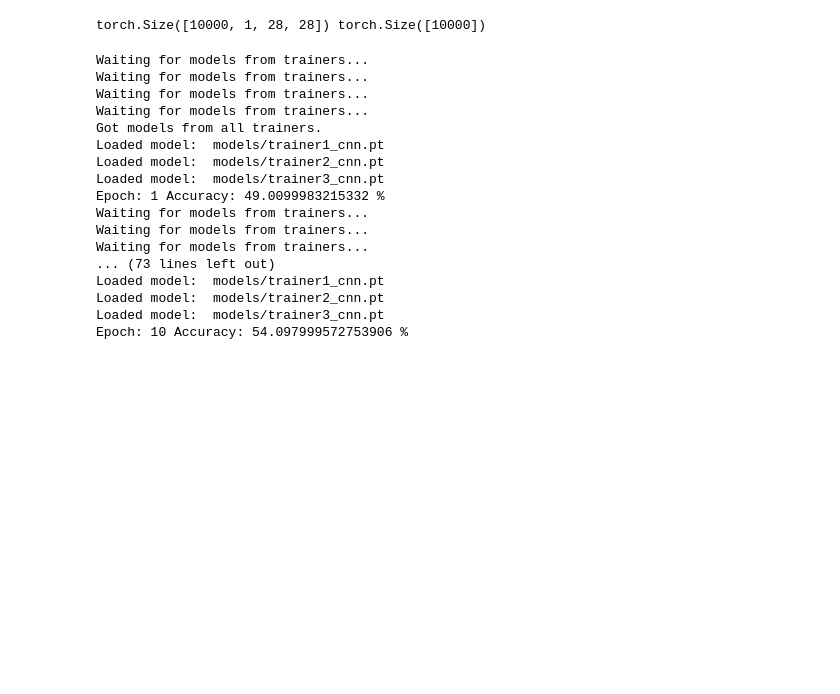
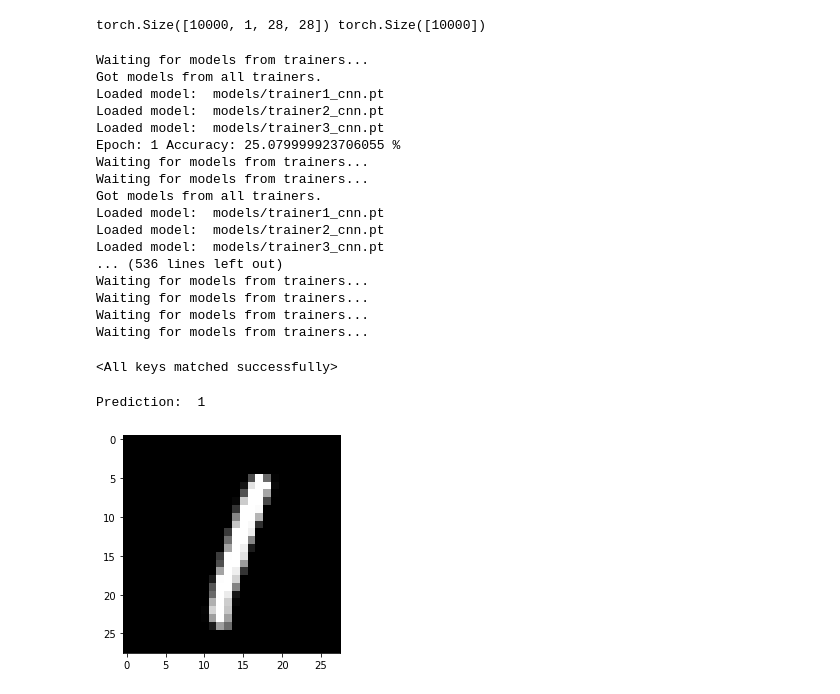
Before and after one commit to dkumares/w251-final-project, a Jupyter notebook: trial/coordinator.ipynb, the cells around one changed output. Cells and saved outputs as stored; diff of their text form; code cells hidden in the pictures; blank space fills up the shorter version.

Commit message:
Trained model

```diff
--- a/trial/coordinator.ipynb
+++ b/trial/coordinator.ipynb
@@ -65,10 +65,9 @@ accuracy_list = []
 
 total = 0
 correct = 0
-num_epochs = 2
+num_epochs = 100
 
 max_time_to_wait = 600 #seconds
-
 
 for epoch in range(num_epochs):
 
@@ -82,7 +81,7 @@ for epoch in range(num_epochs):
                 timeout = True
                 break
 
-            if wait_counter % 30 == 0:
+            if wait_counter % 60 == 0:
                 print('Waiting for models from trainers...')
 
             time.sleep(1)
@@ -125,9 +124,10 @@ for epoch in range(num_epochs):
     print('Epoch: {} Accuracy: {} %'.format(epoch+1, accuracy))
 
     # Write averaged global model for trainers to train again
-    for i in range(1, num_trainers + 1):
-        torch.save(global_model.state_dict(), 'models/global_trainer' + str(i) + '.pt')
-        touch('models/start_training' + str(i))
+    if epoch < num_epochs-1:
+        for i in range(1, num_trainers + 1):
+            torch.save(global_model.state_dict(), 'models/global_trainer' + str(i) + '.pt')
+            touch('models/start_training' + str(i))
 
     # Save global model for future
     torch.save(global_model.state_dict(), 'models/global_model.pt')
@@ -138,19 +138,45 @@ for i in range(1, num_trainers + 1):
 print('Completed Training.')
 # %% [output]
 Waiting for models from trainers...
-Waiting for models from trainers...
+Got models from all trainers.
+Loaded model:  models/trainer1_cnn.pt
+Loaded model:  models/trainer2_cnn.pt
+Loaded model:  models/trainer3_cnn.pt
+Epoch: 1 Accuracy: 25.079999923706055 %
 Waiting for models from trainers...
 Waiting for models from trainers...
 Got models from all trainers.
 Loaded model:  models/trainer1_cnn.pt
 Loaded model:  models/trainer2_cnn.pt
 Loaded model:  models/trainer3_cnn.pt
-Epoch: 1 Accuracy: 49.0099983215332 %
+... (536 lines left out)
 Waiting for models from trainers...
 Waiting for models from trainers...
 Waiting for models from trainers...
-... (73 lines left out)
-Loaded model:  models/trainer1_cnn.pt
-Loaded model:  models/trainer2_cnn.pt
-Loaded model:  models/trainer3_cnn.pt
-Epoch: 10 Accuracy: 54.097999572753906 %
+Waiting for models from trainers...
+# %%
+# Look at the trained model
+global_model.load_state_dict(torch.load('models/global_model.pt'))
+# %% [output]
+<All keys matched successfully>
+# %%
+X_test = df_test.iloc[:, 1:]
+y_test = df_test.iloc[:, :1]
+
+X_test = np.array(X_test).reshape(X_test.shape[0], 784)
+
+sample = 5
+img = X_test[sample] #shape (784,1)
+img = img.reshape(1, 1, 28, 28) #shape (1,1,28,28)
+img  = torch.from_numpy(img).float() #tensor
+
+prediction = global_model(img).detach().numpy()[0].argmax()
+print('Prediction: ', prediction)
+
+# Look at the real picture
+fig = plt.figure
+plt.imshow(X_test[sample].reshape(28,28), cmap='gray')
+plt.show()
+# %% [output]
+Prediction:  1
+[figure, added]
```
Also changed, not shown: 4 other files.
